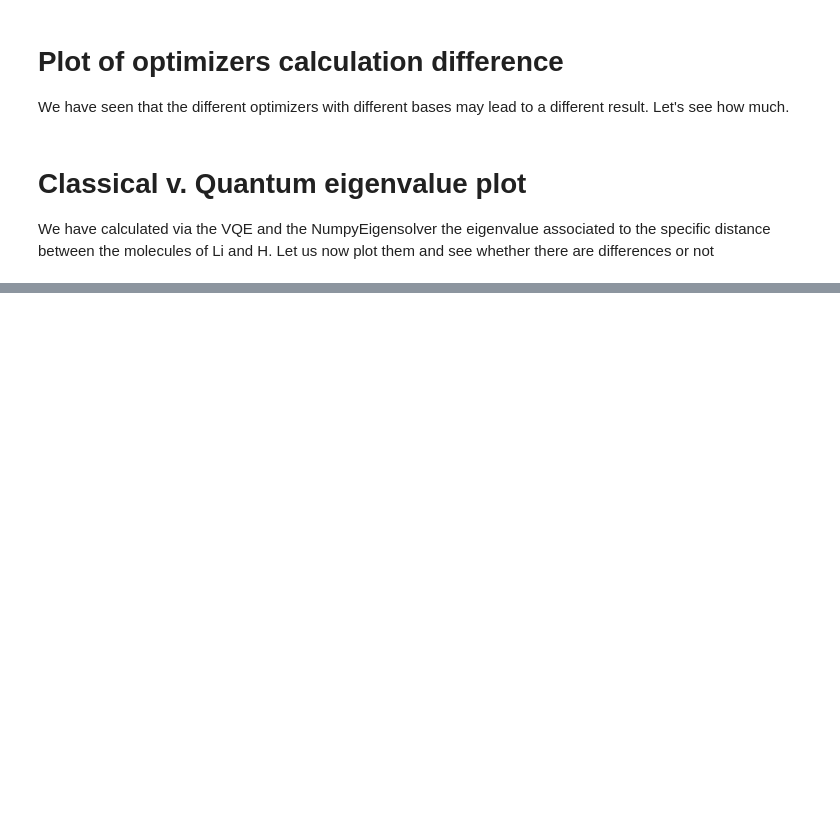
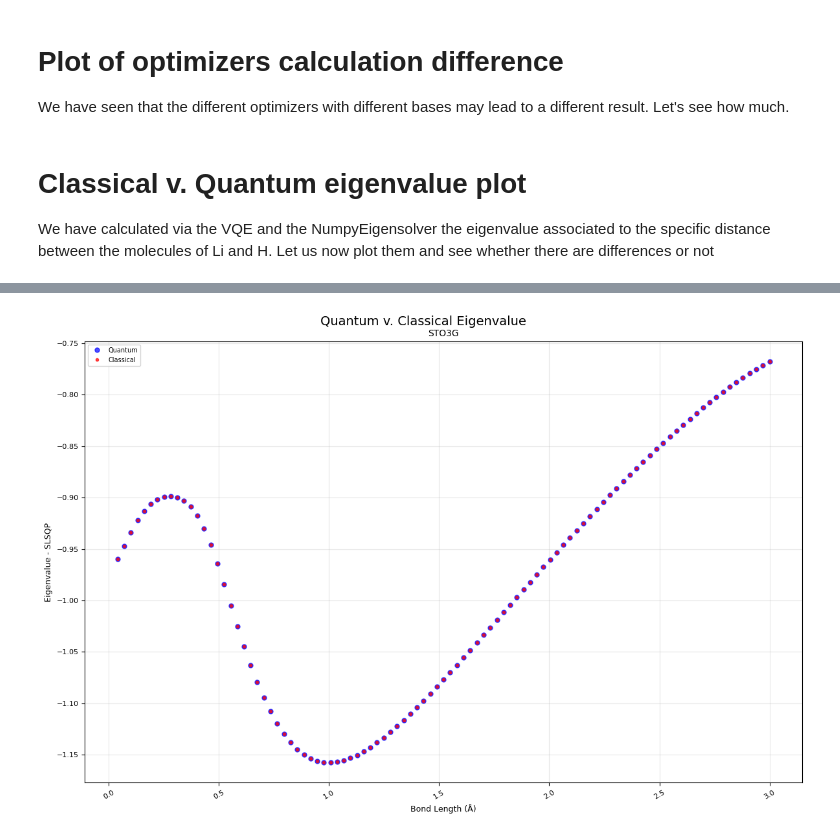
Before and after one commit to TommasoSabbadini/QCProject, a Jupyter notebook: codes/plots+energy_calc.ipynb, the cells around one changed output, grey strips where cells are left out. Drawn from its saved outputs; the diff is of its cells as text; code cells hidden in the pictures; blank space fills up the shorter version.

Commit message:
Eigenvalue comparison zoom

```diff
--- a/codes/plots+energy_calc.ipynb
+++ b/codes/plots+energy_calc.ipynb
@@ -396,3 +396,77 @@ Available simulation keys:
   LiH_sto3g_parity_ADAM
   LiH_sto3g_parity_CG
   LiH_sto3g_parity_SLSQP
+# %%
+optimizer_list = ['SLSQP']
+basis_list = ['sto3g']
+
+# Create a 3x4 grid (3 optimizers x 4 basis sets)
+fig, axes = plt.subplots(len(optimizer_list), len(basis_list), figsize = (12, 8))
+
+# Handle different axes shapes for consistent 2D indexing
+if len(optimizer_list) == 1 and len(basis_list) == 1:
+    # Single subplot case
+    axes = [[axes]]
+elif len(optimizer_list) == 1:
+    # Single row case - axes is 1D array
+    axes = [axes]
+elif len(basis_list) == 1:
+    # Single column case - axes is 1D array
+    axes = [[ax] for ax in axes]
+# If both > 1, axes is already 2D, so no change needed
+
+# Iterate through optimizers (rows)
+for opt_idx, optimizer in enumerate(optimizer_list):
+    # Iterate through basis sets (columns)
+    for basis_idx, basis in enumerate(basis_list):
+
+        # Find the matching simulation key
+        matching_key = None
+        for simulation_key in q_eigenval_LiH.keys():
+            parts = simulation_key.split('_')
+            if len(parts) >= 4:
+                key_molecule = parts[0]
+                key_basis = parts[1]
+                key_mapper = parts[2]
+                key_optimizer = parts[3]
+
+                # Check if this key matches current optimizer and basis
+                if key_optimizer == optimizer and key_basis == basis:
+                    matching_key = simulation_key
+                    break
+
+        # If we found a matching simulation, plot it
+        if matching_key:
+            skip = 0
+            d = distances_LiH[matching_key][skip:]
+            eq = q_eigenval_LiH[matching_key][skip:]
+            ec = c_eigenval_LiH[matching_key][skip:]
+
+            # Plot quantum and classical eigenvalues
+            axes[opt_idx][basis_idx].plot(d, eq, 'o', markersize = 5, alpha = 0.7, label = 'Quantum', color = 'blue')
+            axes[opt_idx][basis_idx].plot(d, ec, 'o', markersize = 3, alpha = 0.7, label = 'Classical', color = 'red')
+
+            # Set title for each subplot
+            if opt_idx == 0:
+                axes[opt_idx][basis_idx].set_title(f"{basis.upper()}", fontsize = 10)
+
+            # Set labels
+            if basis_idx == 0:  # Only leftmost column gets y-label
+                axes[opt_idx][basis_idx].set_ylabel(f"Eigenvalue - {optimizer}", fontsize = 9)
+            if opt_idx == len(optimizer_list) - 1:  # Only bottom row gets x-label
+                axes[opt_idx][basis_idx].set_xlabel("Bond Length (Å)", fontsize = 9)
+
+            # Formatting
+            axes[opt_idx][basis_idx].tick_params(axis = 'x', labelsize = 8, rotation = 30)
+            axes[opt_idx][basis_idx].tick_params(axis = 'y', labelsize = 8)
+            axes[opt_idx][basis_idx].legend(fontsize = 7)
+            axes[opt_idx][basis_idx].grid(True, alpha = 0.3)
+
+# Add overall title
+fig.suptitle(title, fontsize = 14, y = 0.98)
+
+plt.tight_layout()
+plt.subplots_adjust(top = 0.93)  # Make room for the main title
+plt.show()
+# %% [output]
+[figure, added]
```
Also changed, not shown: parts of 1 cell of this notebook.
